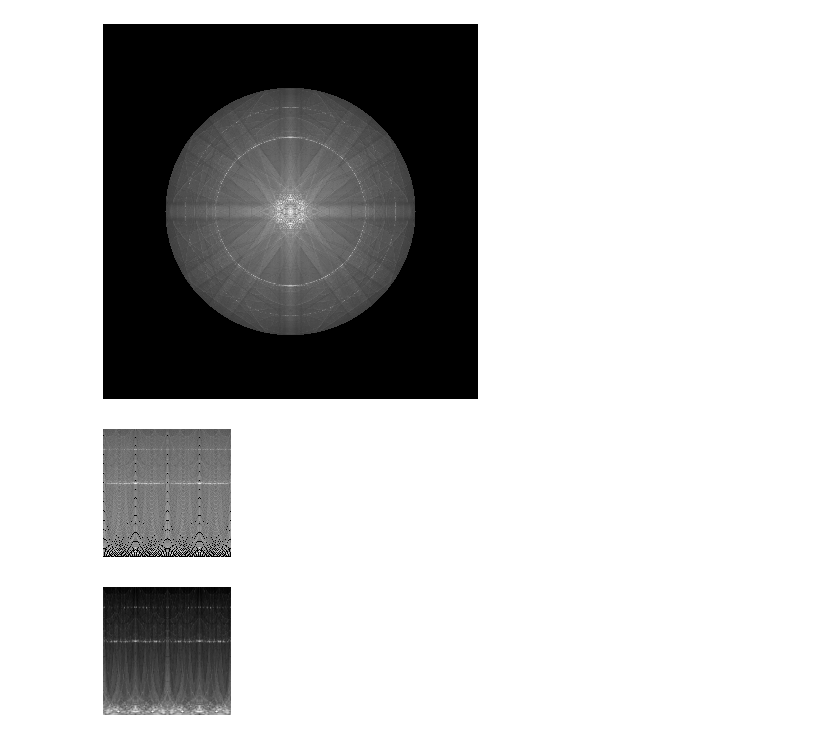
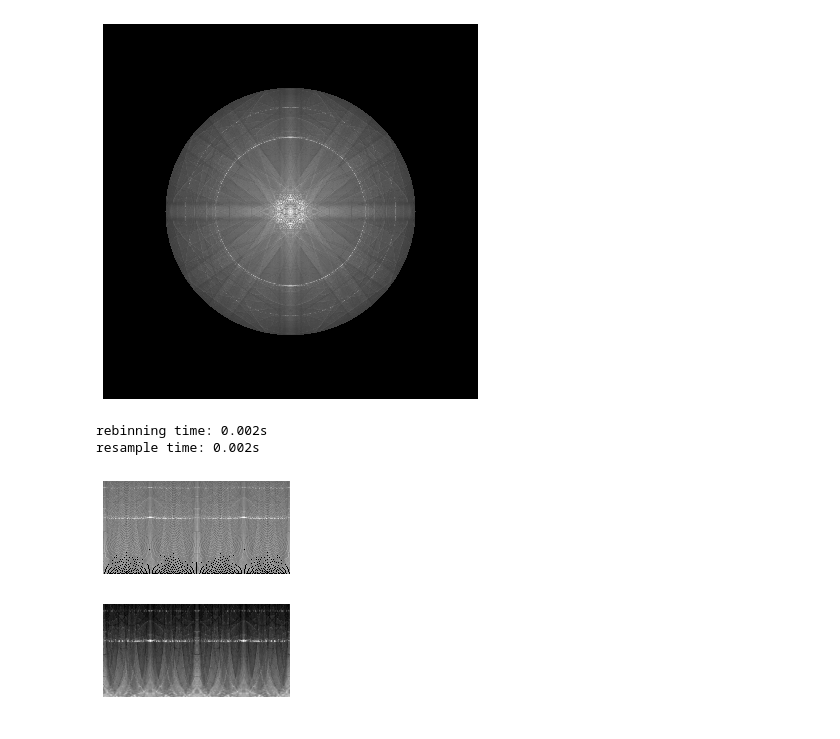
Before and after one commit to ju-bar/emilys, a Jupyter notebook: notebooks/evaluate_sim_dif.ipynb, the cells around one changed output. Drawn from its saved outputs; the diff is of its cells as text; code cells hidden in the pictures.

Commit message:
improved speed in polar routines

```diff
--- a/notebooks/evaluate_sim_dif.ipynb
+++ b/notebooks/evaluate_sim_dif.ipynb
@@ -22,16 +22,26 @@ arrayplot2d(l_data[8]**0.2);
 # %% [output]
 [figure]
 # %%
+# (run this cell twice to get to the speed after just-in-time compilation)
+# ( ... with smaller areas covered by the polar grid, the binning algorithm should gain in speed)
 # setup polar grid
-num_rad = 128
-num_phi = 128
-rng_rad = np.array([0.05, 0.66]) * min(samp_yx) * min(ndim) * 0.5
+num_rad = min(ndim[0],ndim[1])>>2
+num_phi = min(ndim[0],ndim[1])>>1
+rng_rad = np.array([0.1, 0.5]) * min(samp_yx) * min(ndim) * 0.5
 # make a test rebinning
+t0 = time.time()
 pb = polar_rebin(l_data[8], num_rad, num_phi, i_org, rng_rad, image_scale=np.flip(samp_yx))
+t1 = time.time()
+print('rebinning time: {:.3f}s'.format(t1-t0))
 arrayplot2d(pb**0.2);
 # make a test resampling
+t0 = time.time()
 pr = polar_resample(l_data[8], num_rad, num_phi, i_org, rng_rad, image_scale=np.flip(samp_yx))
+t1 = time.time()
+print('resample time: {:.3f}s'.format(t1-t0))
 arrayplot2d(pr**0.2);
 # %% [output]
+rebinning time: 0.002s
+resample time: 0.002s
-[figure, old version]
+[figure, new version]
-[figure, old version]
+[figure, new version]
```
Also changed, not shown: parts of 2 cells of this notebook, 5 other files.
